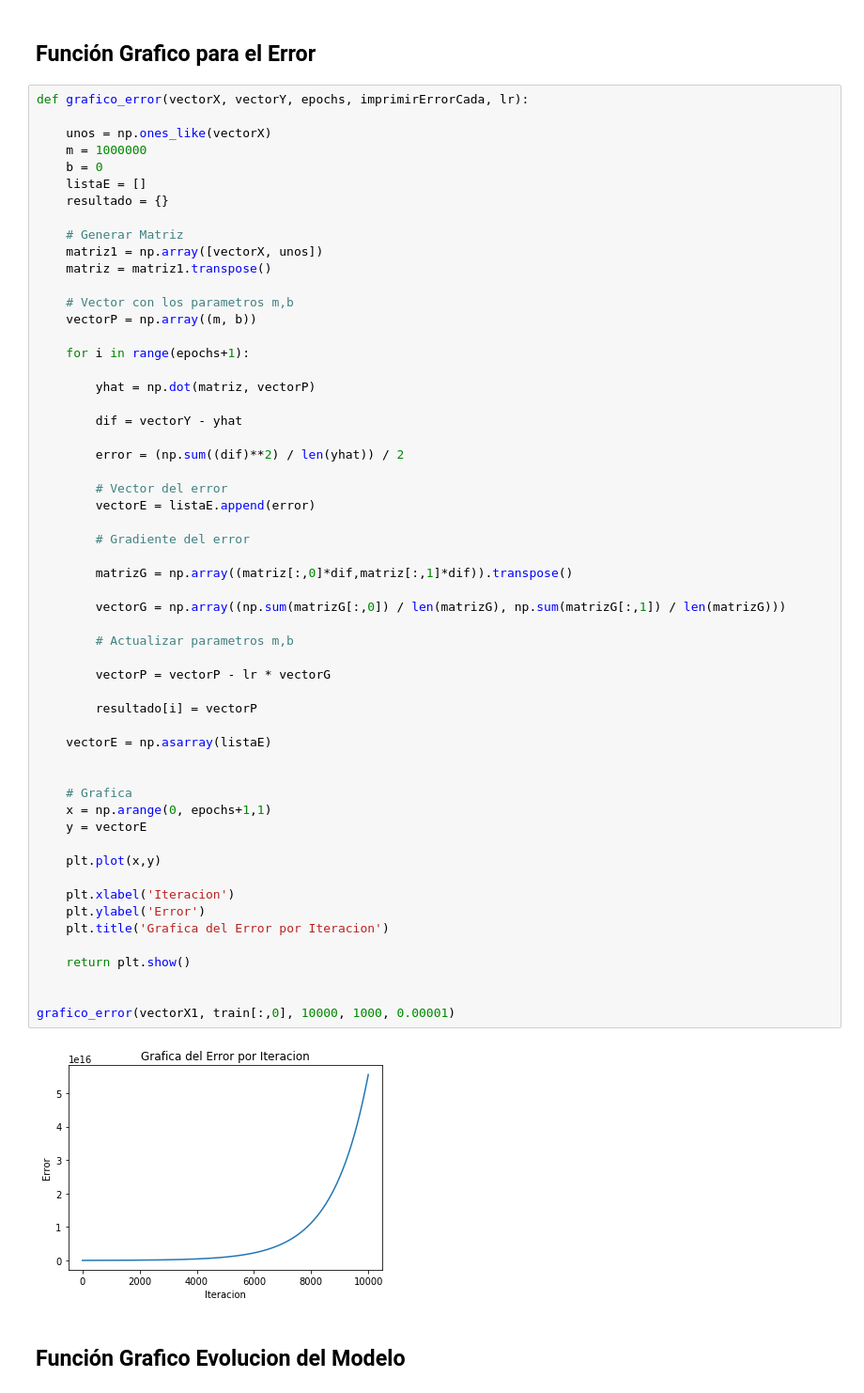
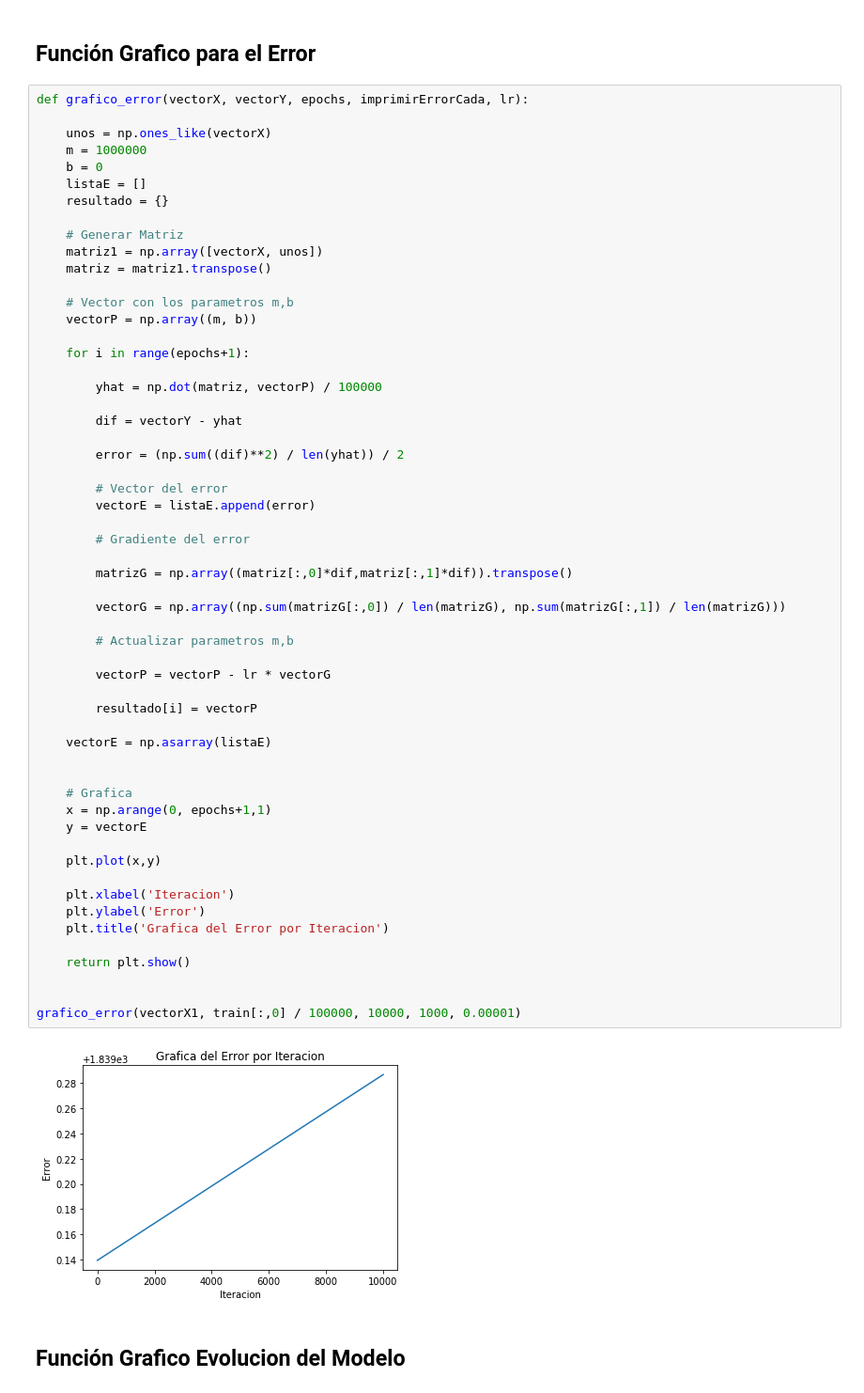
Before and after one commit to EldaCalderon/Proyecto-Phyton, a Jupyter notebook: ProyectoFinal.ipynb, the cells around one changed output. Shown: that part at 94% size. Saved outputs shown, nothing was run; the diff lists cells and outputs as text.

```diff
--- a/ProyectoFinal.ipynb
+++ b/ProyectoFinal.ipynb
@@ -597,7 +597,7 @@ def grafico_error(vectorX, vectorY, epochs, imprimirErrorCada, lr):
 
     for i in range(epochs+1):
 
-        yhat = np.dot(matriz, vectorP)
+        yhat = np.dot(matriz, vectorP) / 100000
 
         dif = vectorY - yhat
 
@@ -608,35 +608,35 @@ def grafico_error(vectorX, vectorY, epochs, imprimirErrorCada, lr):
 
         # Gradiente del error
 
         matrizG = np.array((matriz[:,0]*dif,matriz[:,1]*dif)).transpose()
 
         vectorG = np.array((np.sum(matrizG[:,0]) / len(matrizG), np.sum(matrizG[:,1]) / len(matrizG)))
 
         # Actualizar parametros m,b
 
         vectorP = vectorP - lr * vectorG
 
         resultado[i] = vectorP
 
     vectorE = np.asarray(listaE)
 
 
     # Grafica
     x = np.arange(0, epochs+1,1)
     y = vectorE
 
     plt.plot(x,y)
 
     plt.xlabel('Iteracion')
     plt.ylabel('Error')
     plt.title('Grafica del Error por Iteracion')
 
     return plt.show()
 
 
-grafico_error(vectorX1, train[:,0], 10000, 1000, 0.00001)
+grafico_error(vectorX1, train[:,0] / 100000, 10000, 1000, 0.00001)
 # %% [output]
-[figure, old version]
+[figure, new version]
 # %% [markdown]
 ## Función Grafico Evolucion del Modelo
 # %%
```
Also changed, not shown: parts of 13 cells of this notebook.
